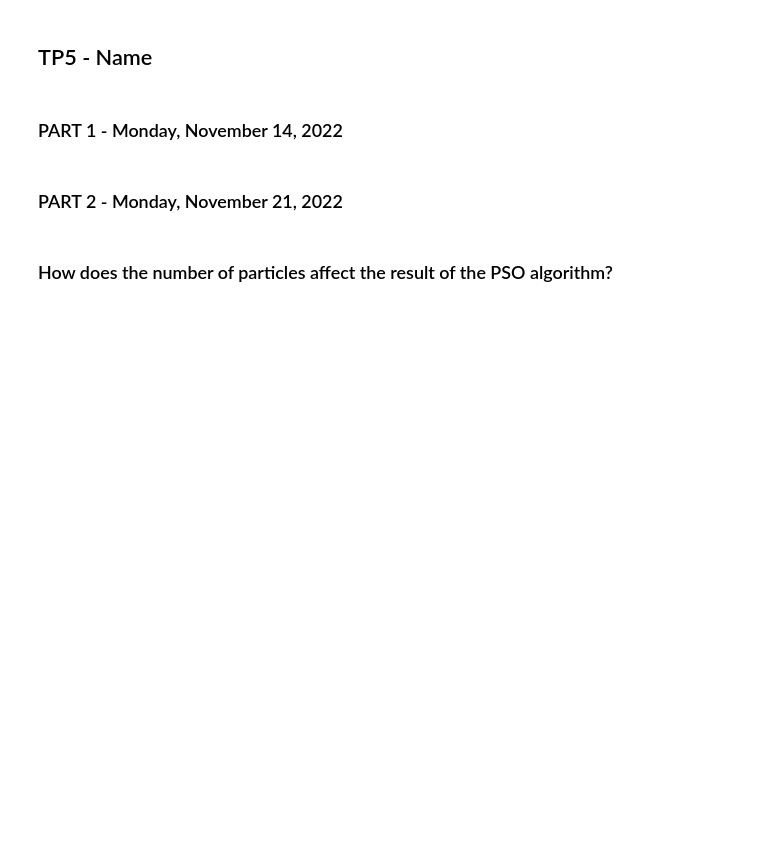
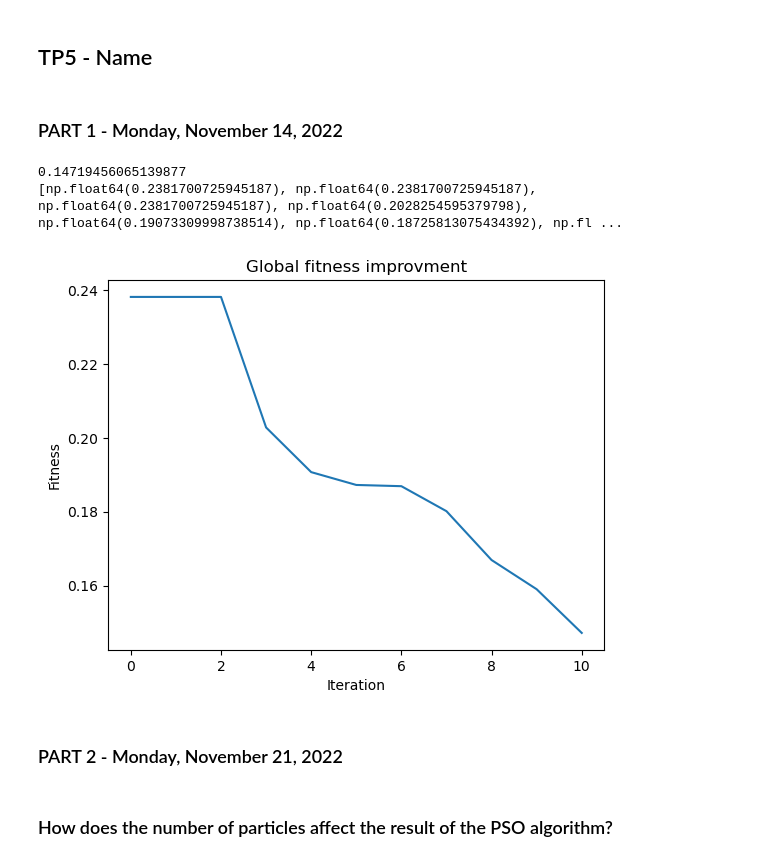
Before and after one commit to Arkanthara/metaheuristics_for_optimization, a Jupyter notebook: TP5_Donnet_Michel_Jean_Joseph.ipynb, the cells around one changed output. Saved outputs shown, nothing was run; the diff lists cells and outputs as text; code cells hidden in the pictures; blank space fills up the shorter version.

```diff
--- a/TP5_Donnet_Michel_Jean_Joseph.ipynb
+++ b/TP5_Donnet_Michel_Jean_Joseph.ipynb
@@ -7,10 +8,10 @@ import numpy as np
 # %% [markdown]
 ### PART 1 - Monday, November 14, 2022
 # %%
-with open('X.dat', newline='') as f:
+with open('data/X.dat', newline='') as f:
     reader = csv.reader(f, quoting=csv.QUOTE_NONNUMERIC)
     X_dat = list(reader)
-with open('Y.dat', newline='') as f:
+with open('data/Y.dat', newline='') as f:
     reader = csv.reader(f, quoting=csv.QUOTE_NONNUMERIC)
     Y_dat = list(reader)
 
@@ -50,6 +51,7 @@ def fun_sigmoid(x):
     --------
     sigmoid(x)
     '''
+    return 1.0 / (1.0 + np.exp(-x))
 
 
 # Calculate h-w1-w2
@@ -69,9 +71,11 @@ def h12(pso, X):
     '''
     # w2 matrix, (1, 26) of last 26 elements of pso
     # TODO
+    w2 = pso[-26:].reshape(1, 26).astype(float)
 
     # w1 matrix (25, 401) of first 25*401 elements of pso
     # TODO
+    w1 = pso[:-26].reshape(25, 401).astype(float)
 
     # results' list containing h value for each image
     results = []
@@ -79,24 +83,34 @@ def h12(pso, X):
     for x in X:
         # get image (& copy !!)
         # TODO
+        img = x.copy()
         # add 1 at 0-position
         # TODO
+        img = np.concat([[1.0], img]).astype(float)
         # reshape
         # TODO
+        img = img.reshape(-1, 1)
         # calculate c = matrix multiplication of weight matrix 1 and image vector(with 1 at position 0)
         # TODO
+        c = w1 @ img
         # apply sigmoidal function on elements of c
         # TODO
+        c = fun_sigmoid(c)
         # add 1 at 0-position
         # TODO
+        c = np.concat([[1.0], c.ravel()]).astype(float)
         # reshape
         # TODO
+        c = c.reshape(26, 1)
         # calculate matrix multiplication of weight matrix 2 and vector z(with 1 at position 0), answer is scalar
         # TODO
+        scalar = (w2 @ c)[0, 0]
         # apply sigmoidal fucntion on answer
         # TODO
+        scalar = fun_sigmoid(scalar)
         # results, append all h12 for all images
         # TODO
+        results.append(scalar)
 
     return results
 
@@ -116,6 +130,7 @@ def calculate_J(h, y_k):
     --------
     fitness_J : overall fitness, mean of all J for each image
     '''
+    return np.mean((np.array(y_k).astype(float) - h)**2)
 
 # prediction accuracy of images
 def pred_acc(h, X, y_k):
@@ -137,8 +152,11 @@ def pred_acc(h, X, y_k):
 
     # get predicted labels
     # TODO
+    y_p = np.ones_like(y_k)
+    y_p[h < 0.5] = 0
     # get prediction accuracy (%)
     # TODO
+    return (1 / y_k.shape[0]) * np.sum(np.abs(y_k - y_p))
 # %%
 # Algorithm, and training the network
 def pso_NN(X, y_k, N, vmax_coeff):
@@ -224,6 +281,19 @@ def pso_NN(X, y_k, N, vmax_coeff):
 # %%
 # Test run pso_NN function for N=10 & vmax_coeff=0.1, and get prediction accuracy
 # TODO
+J_g, b_g, h_g, J_global = pso_NN(X, y_k, 10, 0.1)
+print(J_g)
+print(J_global)
+plt.figure()
+plt.plot(np.arange(len(J_global)), J_global)
+plt.title("Global fitness improvment")
+plt.xlabel("Iteration")
+plt.ylabel("Fitness")
+plt.show()
+# %% [output]
+0.14719456065139877
+[np.float64(0.2381700725945187), np.float64(0.2381700725945187), np.float64(0.2381700725945187), np.float64(0.2028254595379798), np.float64(0.19073309998738514), np.float64(0.18725813075434392), np.fl ...
+[figure, added]
 # %% [markdown]
 ### PART 2 - Monday, November 21, 2022
 # %%
```
Also changed, not shown: parts of 2 cells of this notebook.
